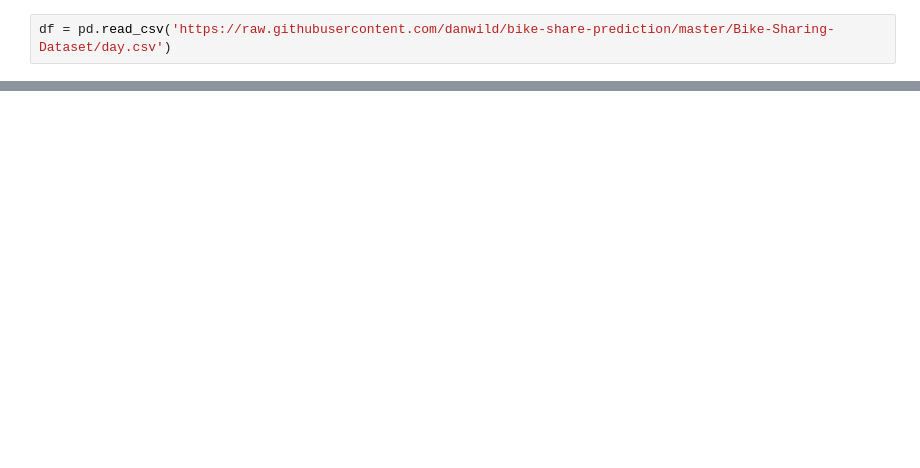
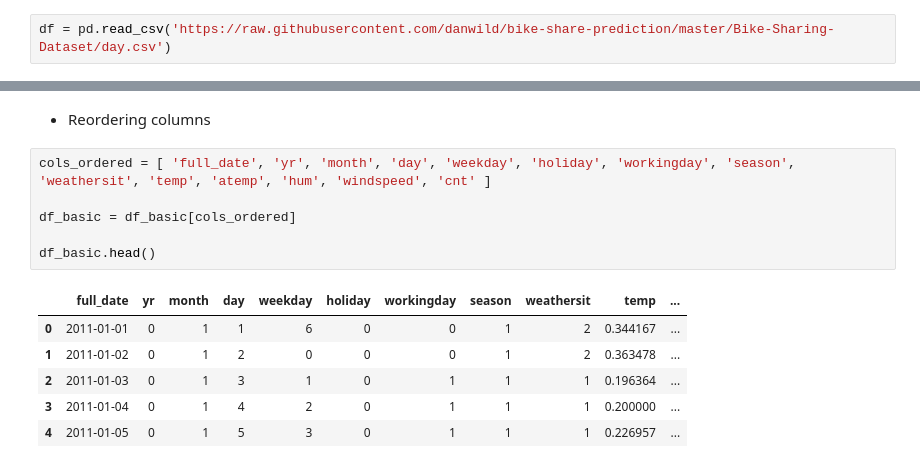
Before and after one commit to HauntedBrother/linear-regression, a Jupyter notebook: bike_rentals_linear_regression.ipynb, the cells around one changed output, grey strips where cells are left out. Drawn from its saved outputs; the diff is of its cells as text; blank space fills up the shorter version.

```diff
--- a/bike_rentals_linear_regression.ipynb
+++ b/bike_rentals_linear_regression.ipynb
@@ -113,0 +65,15 @@ cnt: Total rentals (target for us)
+# %% [markdown]
+- Reordering columns
+# %%
+cols_ordered = [ 'full_date', 'yr', 'month', 'day', 'weekday', 'holiday', 'workingday', 'season', 'weathersit', 'temp', 'atemp', 'hum', 'windspeed', 'cnt' ]
+
+df_basic = df_basic[cols_ordered]
+
+df_basic.head()
+# %% [output]
+|  | full_date | yr | month | day | weekday | holiday | workingday | season | weathersit | temp | ... |
+| 0 | 2011-01-01 | 0 | 1 | 1 | 6 | 0 | 0 | 1 | 2 | 0.344167 | ... |
+| 1 | 2011-01-02 | 0 | 1 | 2 | 0 | 0 | 0 | 1 | 2 | 0.363478 | ... |
+| 2 | 2011-01-03 | 0 | 1 | 3 | 1 | 0 | 1 | 1 | 1 | 0.196364 | ... |
+| 3 | 2011-01-04 | 0 | 1 | 4 | 2 | 0 | 1 | 1 | 1 | 0.200000 | ... |
+| 4 | 2011-01-05 | 0 | 1 | 5 | 3 | 0 | 1 | 1 | 1 | 0.226957 | ... |
```
Also changed, not shown: parts of 39 cells of this notebook.
